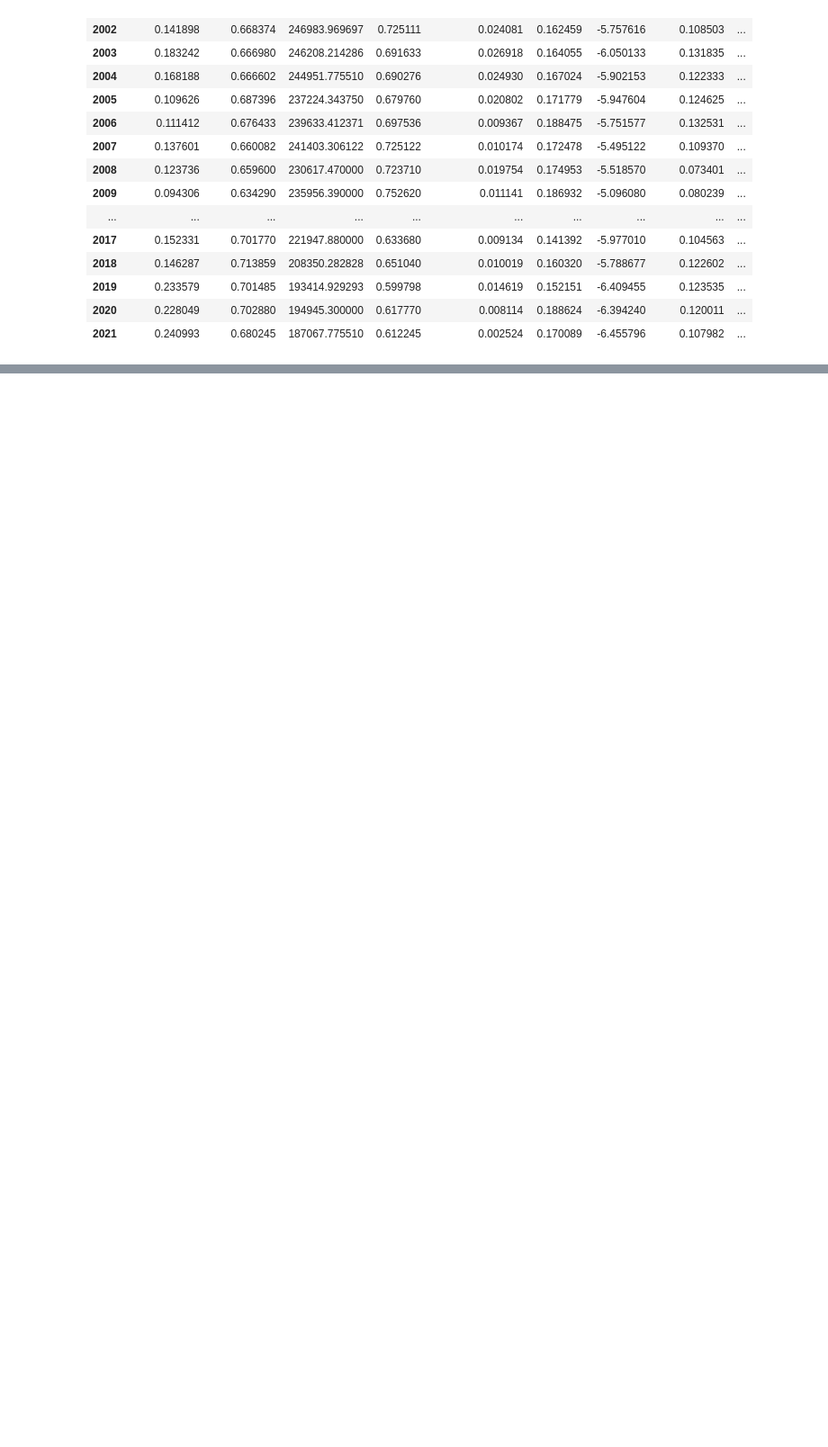
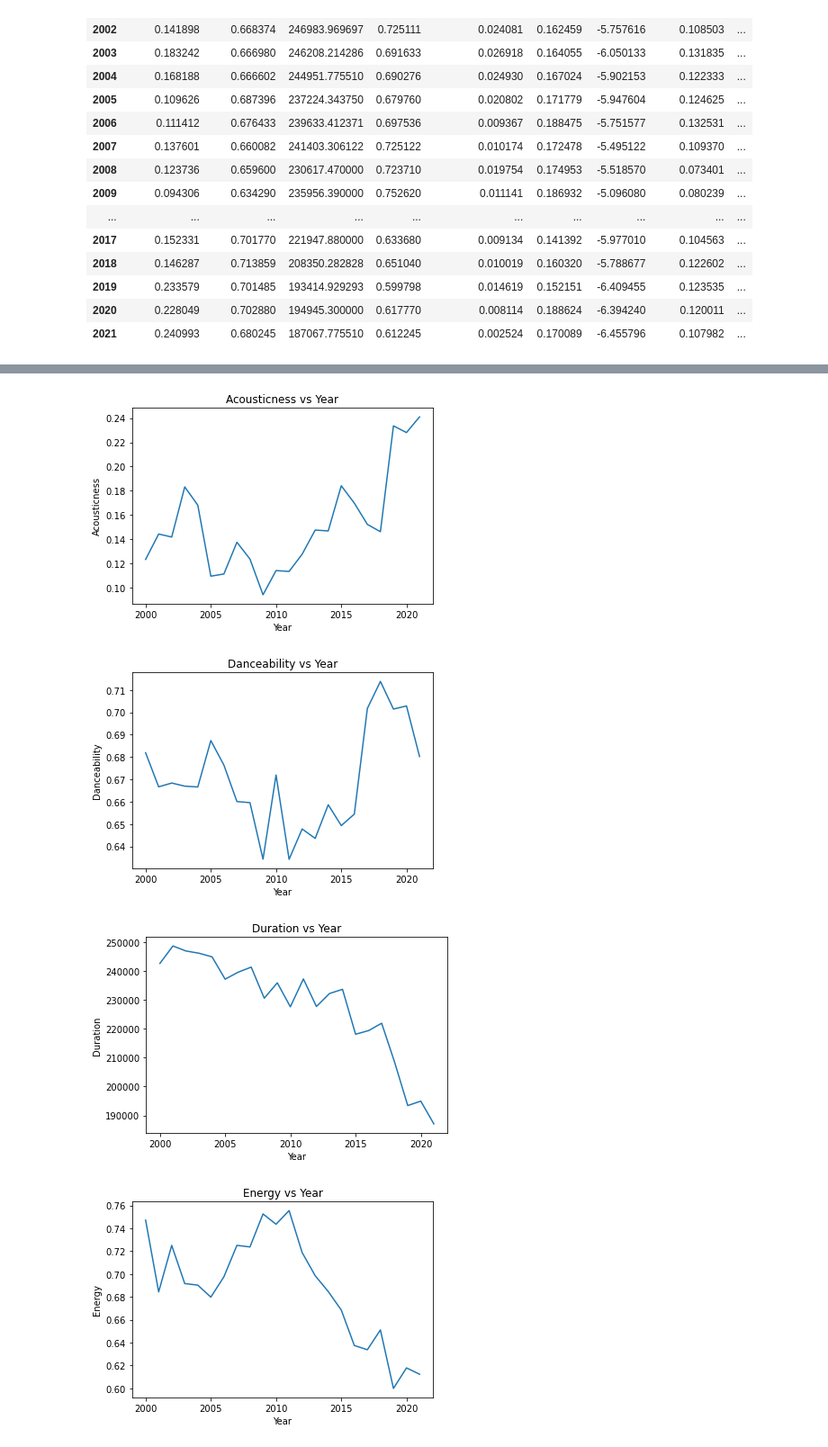
Before and after one commit to dianaagustinaf/spotidata-project, a Jupyter notebook: YearByYearComparison.ipynb, the cells around one changed output, grey strips where cells are left out. Shown at 90% size. Cells and saved outputs as stored; diff of their text form; code cells hidden in the pictures; blank space fills up the shorter version.

```diff
--- a/YearByYearComparison.ipynb
+++ b/YearByYearComparison.ipynb
@@ -299,0 +306,16 @@ Valence has decreased over time with a slight rise towards the end.
+# %%
+AudioColumns=AllYears.columns[7:16]
+
+for Audio in AudioColumns:
+    Mean[Audio].T.plot()
+    plt.title(f"{Audio} vs Year")
+    plt.xlabel("Year")
+    plt.ylabel(f"{Audio}")
+    plt.savefig(f'Figures/YearbyYearPlots/{Audio}Plots.png')
+    plt.show()
+    plt.close()
+# %% [output]
+[figure, added]
+[figure, added]
+[figure, added]
+[figure, added]
```
Also changed, not shown: parts of 17 cells of this notebook, 18 other files.
